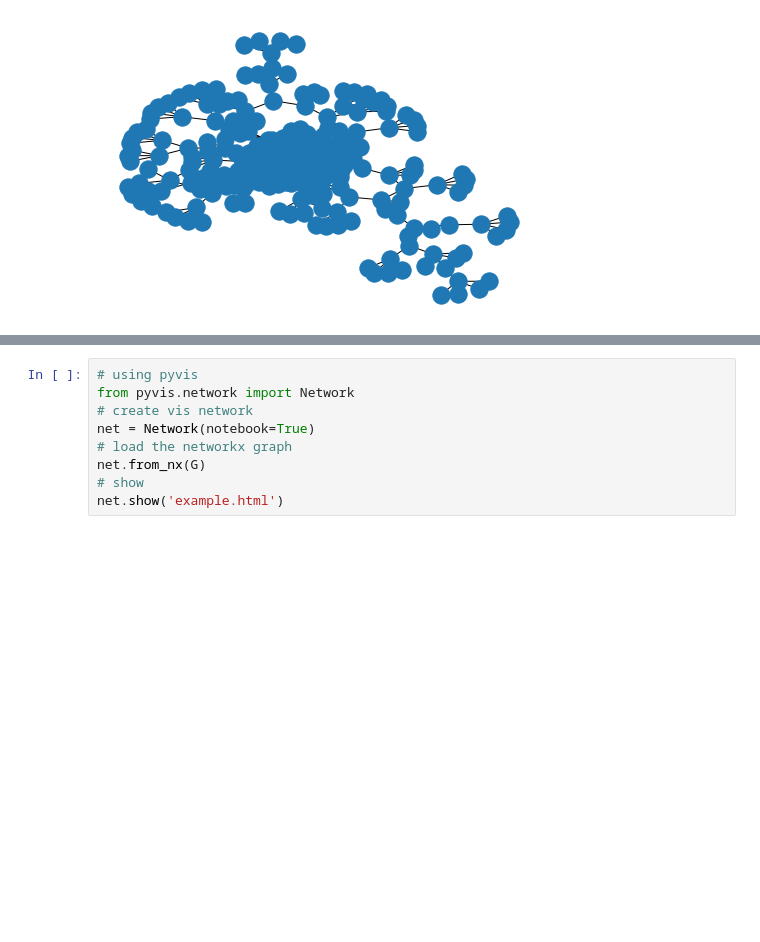
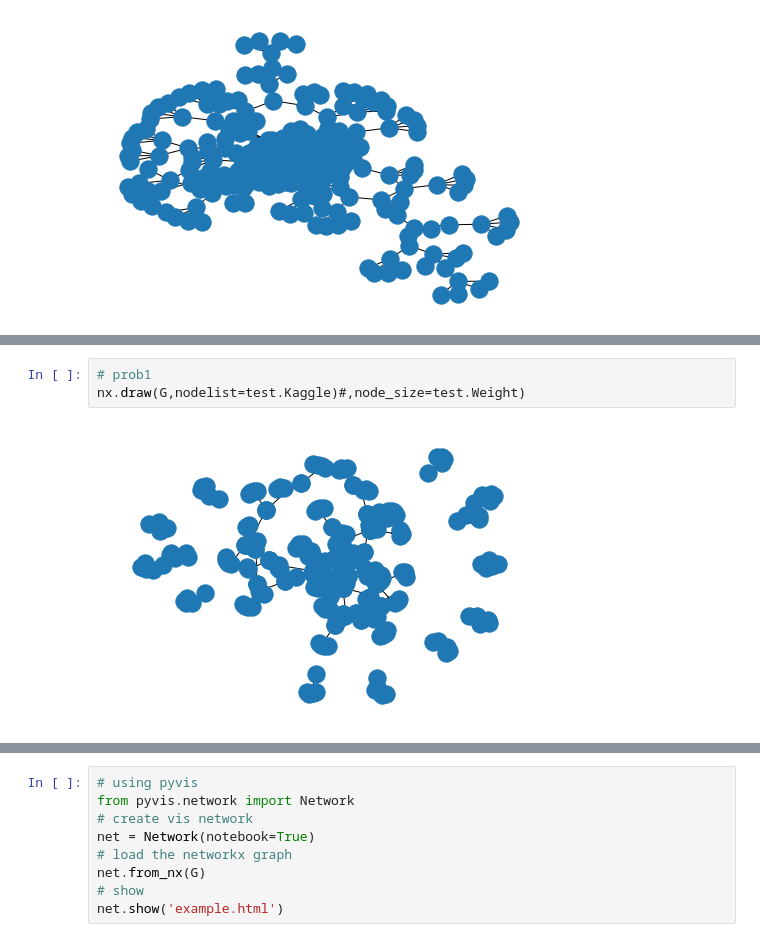
Before and after one commit to nyangzip/DevSusbject, a Jupyter notebook: test.ipynb, the cells around one changed output, grey strips where cells are left out. Cells and saved outputs as stored; diff of their text form; blank space fills up the shorter version.

```diff
--- a/test.ipynb
+++ b/test.ipynb
@@ -123,0 +114,5 @@ The iterable function was deprecated in Matplotlib 3.1 and will be removed in 3.
+# %%
+# prob1
+nx.draw(G,nodelist=test.Kaggle)#,node_size=test.Weight)
+# %% [output]
+[figure, added]
```
Also changed, not shown: parts of 31 cells of this notebook, 5 other files.
